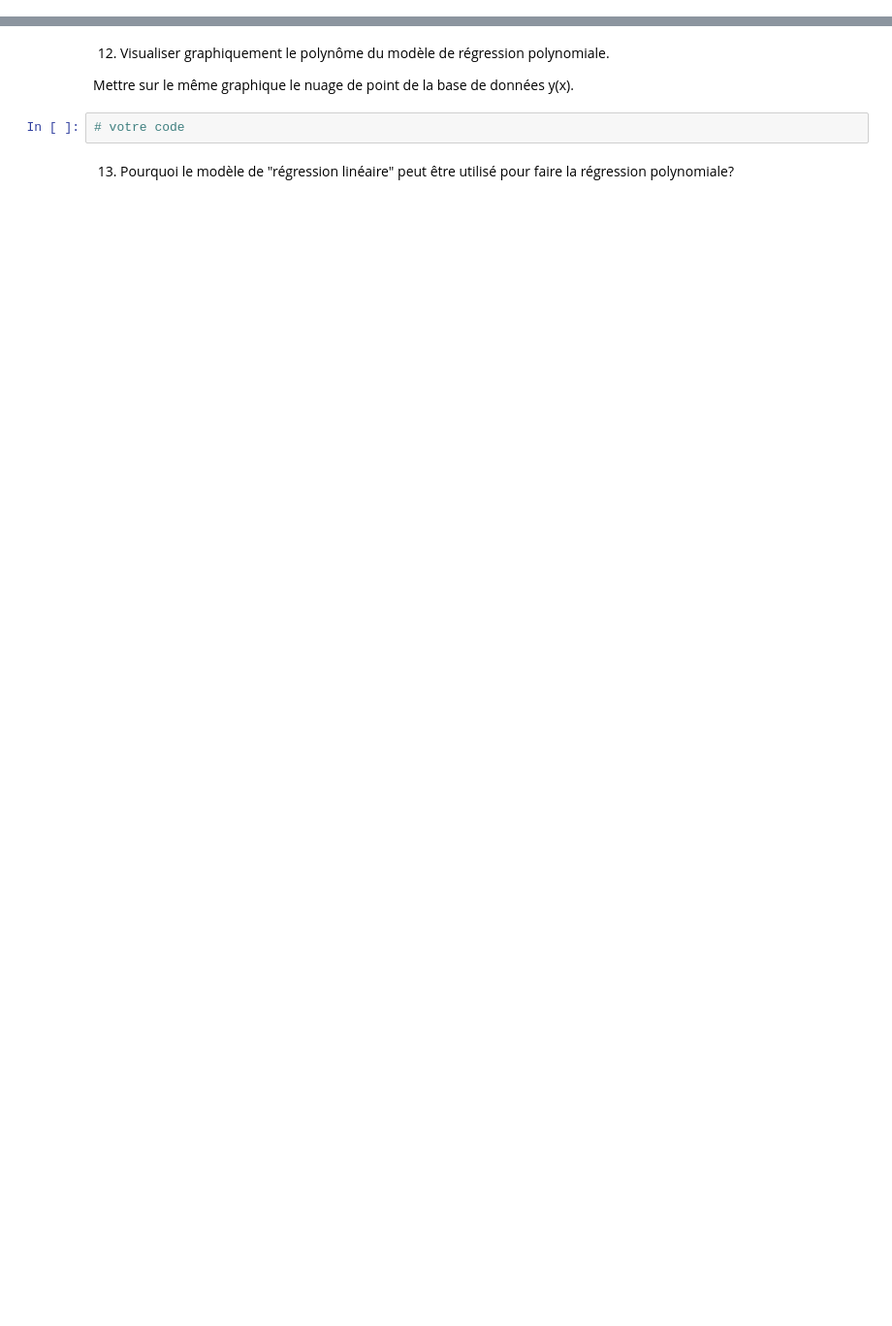
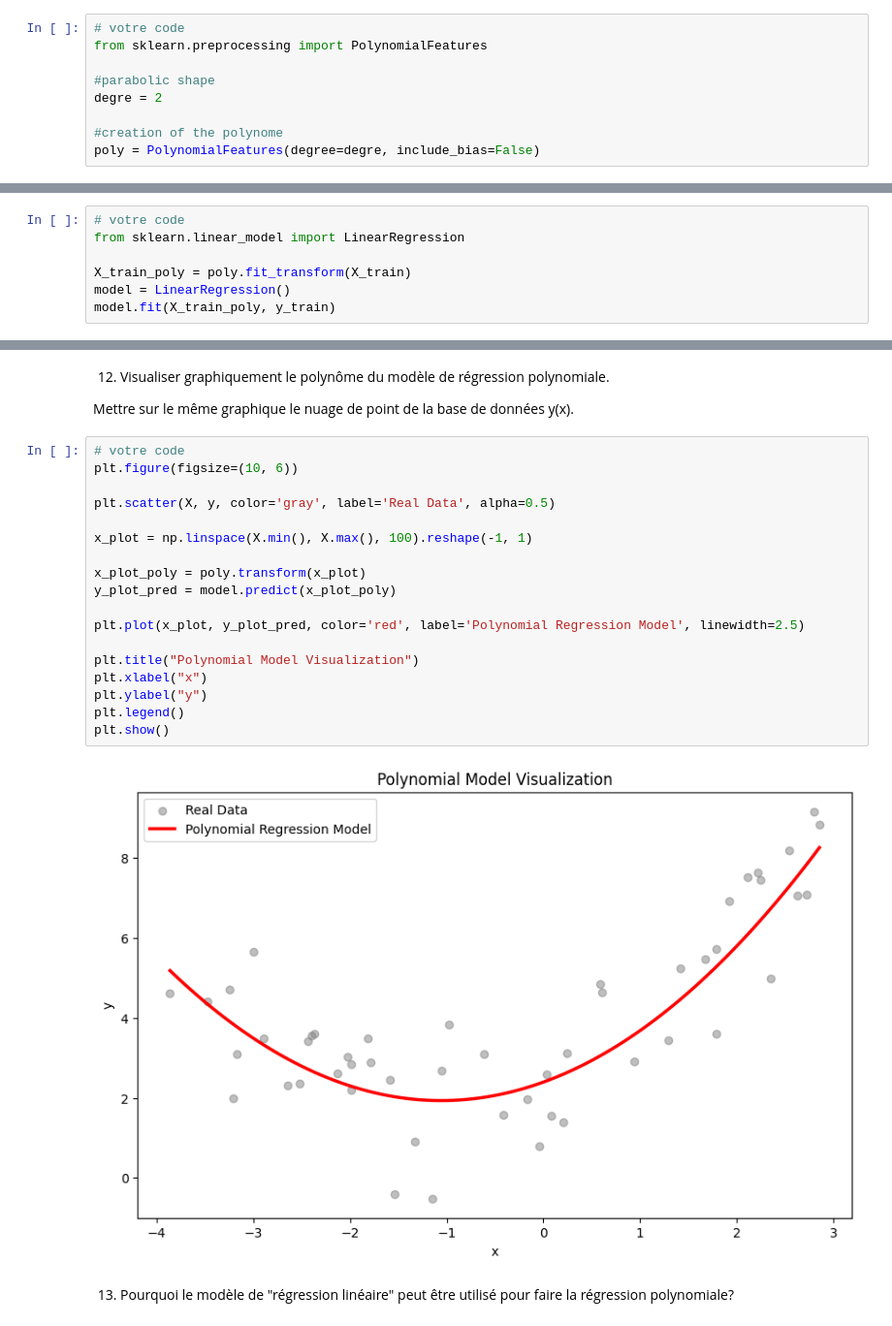
Before and after one commit to baunilhamarga/ei-climat, a Jupyter notebook: support-files/Etudes_EI_ST4/etude3_Reg_poly/Etude3_Modele_Regression_polynomiale.ipynb, the cells around one changed output, grey strips where cells are left out. Shown at 97% size. Saved outputs shown, nothing was run; the diff lists cells and outputs as text; blank space fills up the shorter version.

```diff
--- a/support-files/Etudes_EI_ST4/etude3_Reg_poly/Etude3_Modele_Regression_polynomiale.ipynb
+++ b/support-files/Etudes_EI_ST4/etude3_Reg_poly/Etude3_Modele_Regression_polynomiale.ipynb
@@ -57,3 +134,12 @@ Créer ce polynôme avec PolynomialFeatures de ScikitLearn https://scikit-learn.
+# %%
+# votre code
+from sklearn.preprocessing import PolynomialFeatures
+
+#parabolic shape
+degre = 2
+
+#creation of the polynome
+poly = PolynomialFeatures(degree=degre, include_bias=False)
 # %% [markdown]
 8. Créer les nouvelles variables "indépendantes" à partir de x_train et le polynôme de la question 7 (utiliser "fit_transform")
 
@@ -64,0 +149,7 @@ Entrainer le modèle.
+# %%
+# votre code
+from sklearn.linear_model import LinearRegression
+
+X_train_poly = poly.fit_transform(X_train)
+model = LinearRegression()
+model.fit(X_train_poly, y_train)
@@ -76,7 +206,25 @@ Pour chaque ensemble de données, affichier le score et l'erreur RMSE
 12. Visualiser graphiquement le polynôme du modèle de régression polynomiale.
 
 Mettre sur le même graphique le nuage de point de la base de données y(x).
-# %%
-# votre code
+# %%
+# votre code
+plt.figure(figsize=(10, 6))
+
+plt.scatter(X, y, color='gray', label='Real Data', alpha=0.5)
+
+x_plot = np.linspace(X.min(), X.max(), 100).reshape(-1, 1)
+
+x_plot_poly = poly.transform(x_plot)
+y_plot_pred = model.predict(x_plot_poly)
+
+plt.plot(x_plot, y_plot_pred, color='red', label='Polynomial Regression Model', linewidth=2.5)
+
+plt.title("Polynomial Model Visualization")
+plt.xlabel("x")
+plt.ylabel("y")
+plt.legend()
+plt.show()
+# %% [output]
+[figure, added]
 # %% [markdown]
 13. Pourquoi le modèle de "régression linéaire" peut être utilisé pour faire la régression polynomiale?
```
Also changed, not shown: parts of 22 cells of this notebook.
